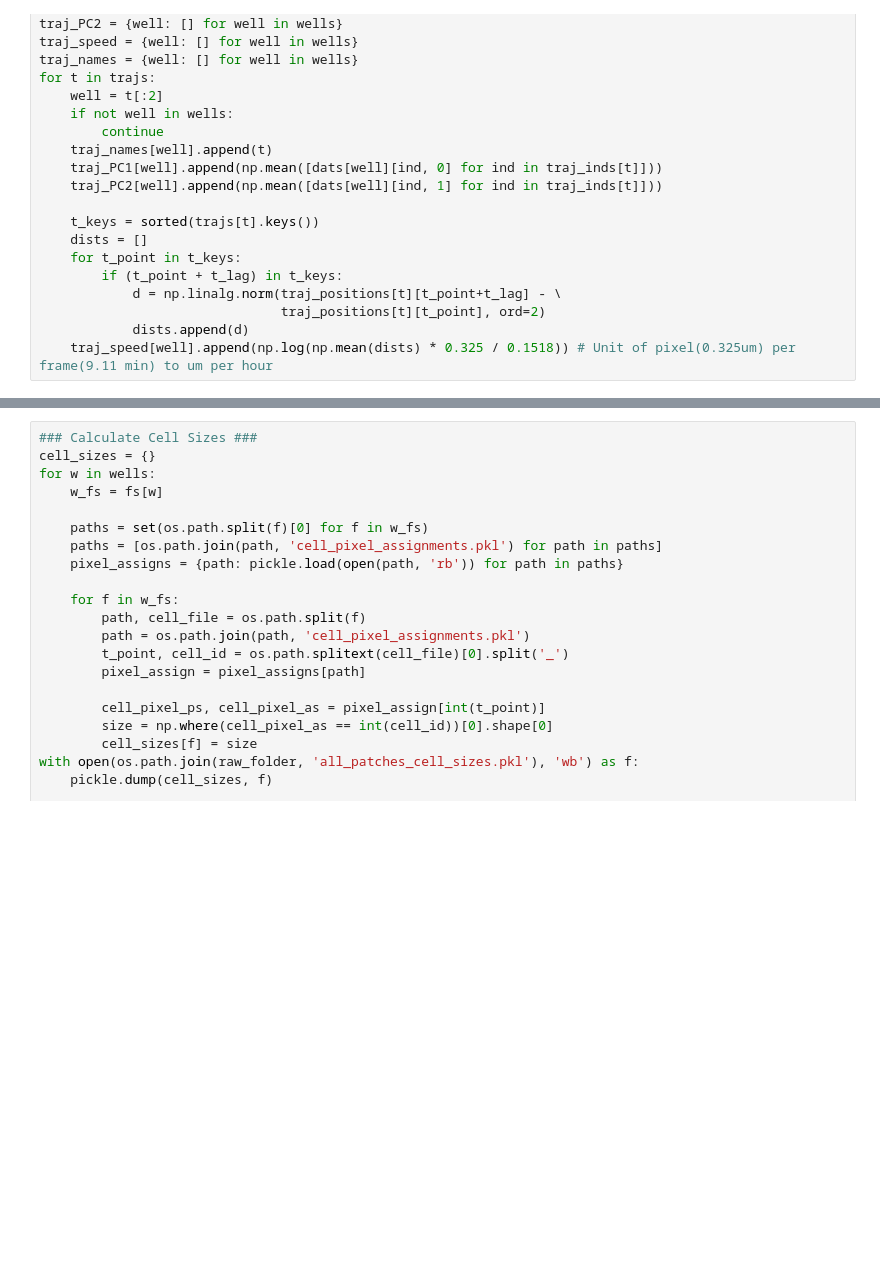
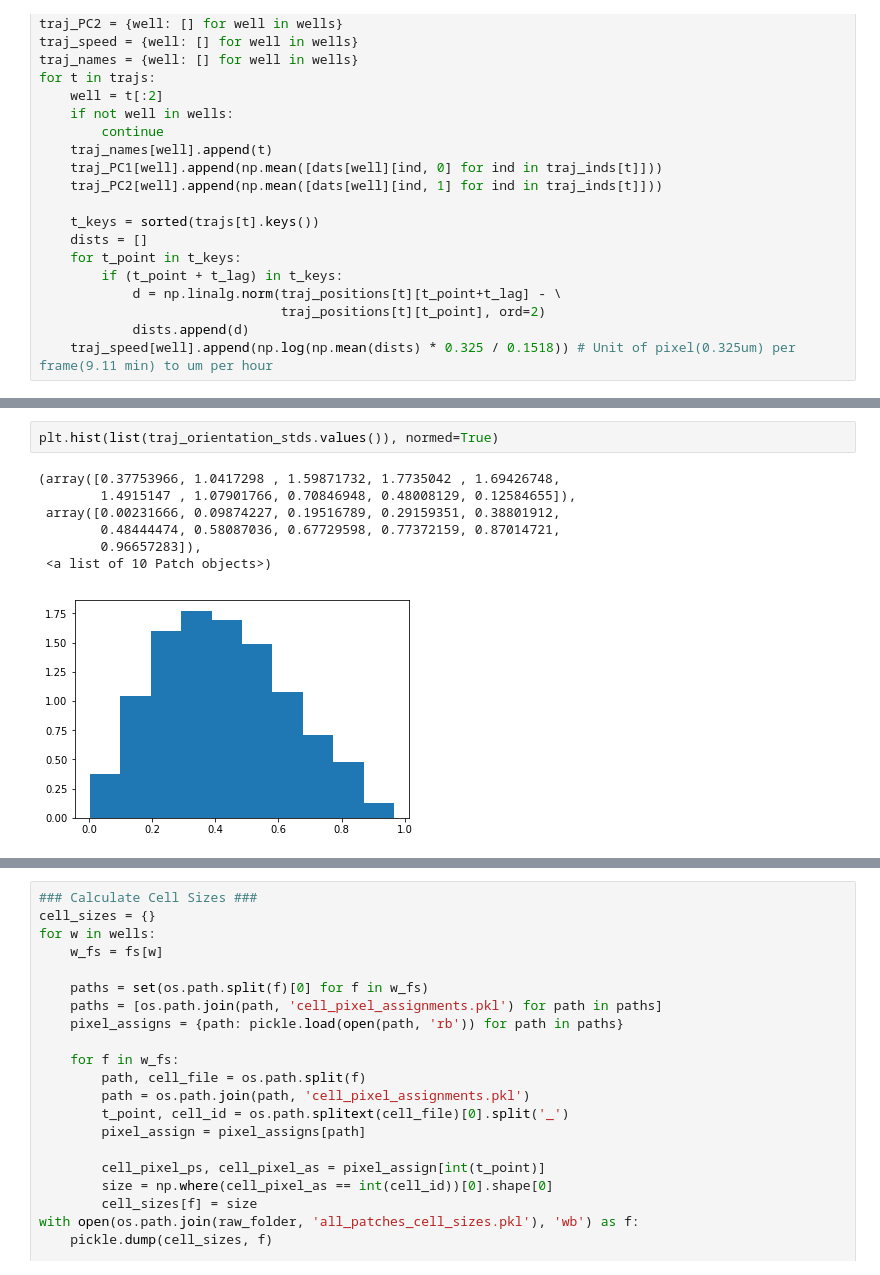
Before and after one commit to mehta-lab/dynamorph, a Jupyter notebook: NOVEMBER_Analysis.ipynb, the cells around one changed output, grey strips where cells are left out. Drawn from its saved outputs; the diff is of its cells as text; blank space fills up the shorter version.

```diff
--- a/NOVEMBER_Analysis.ipynb
+++ b/NOVEMBER_Analysis.ipynb
@@ -280,3 +302,13 @@ plt.savefig('traj_vec_mean_pre_pca.png', dpi=300)
+# %%
+plt.hist(list(traj_orientation_stds.values()), normed=True)
+# %% [output]
+(array([0.37753966, 1.0417298 , 1.59871732, 1.7735042 , 1.69426748,
+        1.4915147 , 1.07901766, 0.70846948, 0.48008129, 0.12584655]),
+ array([0.00231666, 0.09874227, 0.19516789, 0.29159351, 0.38801912,
+        0.48444474, 0.58087036, 0.67729598, 0.77372159, 0.87014721,
+        0.96657283]),
+ <a list of 10 Patch objects>)
+[figure, added]
 # %%
 ### Calculate Cell Motion Directions ###
 
```
Also changed, not shown: parts of 22 cells of this notebook.
